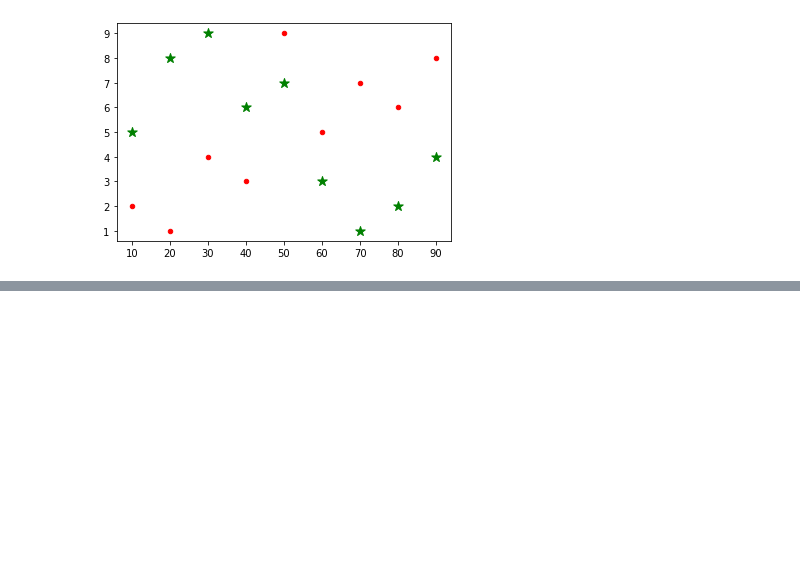
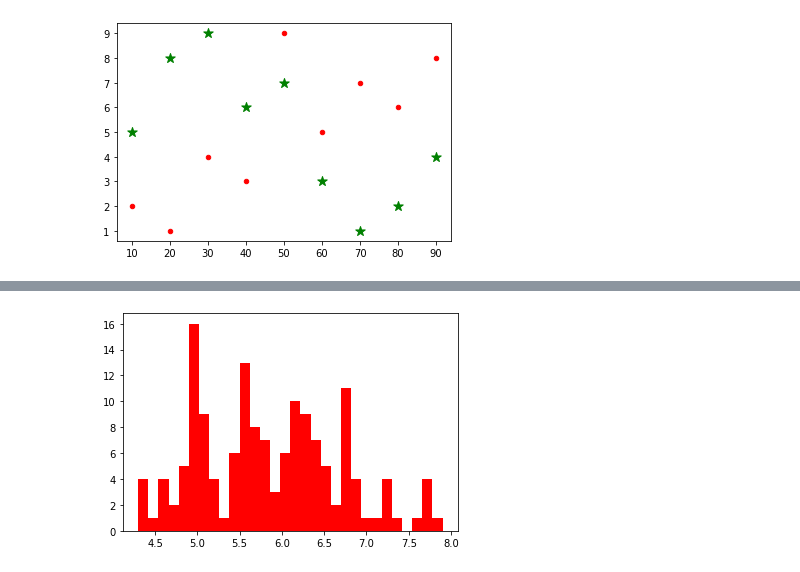
Before and after one commit to shamiik/MatplotlibSeaborn, a Jupyter notebook: Matplotlib.ipynb, the cells around one changed output, grey strips where cells are left out. Cells and saved outputs as stored; diff of their text form; code cells hidden in the pictures; blank space fills up the shorter version.

```diff
--- a/Matplotlib.ipynb
+++ b/Matplotlib.ipynb
@@ -133,0 +144,4 @@ plt.show()
+# %%
+import pandas as pd
+data= pd.read_csv('/content/drive/MyDrive/Colab Notebooks/Basic/iris.csv')
+data.head()
@@ -133,0 +155,5 @@ plt.show()
+# %%
+plt.hist(data['Sepal.Length'],color='red',bins=30)
+plt.show()
+# %% [output]
+[figure, added]
```
Also changed, not shown: parts of 12 cells of this notebook.
